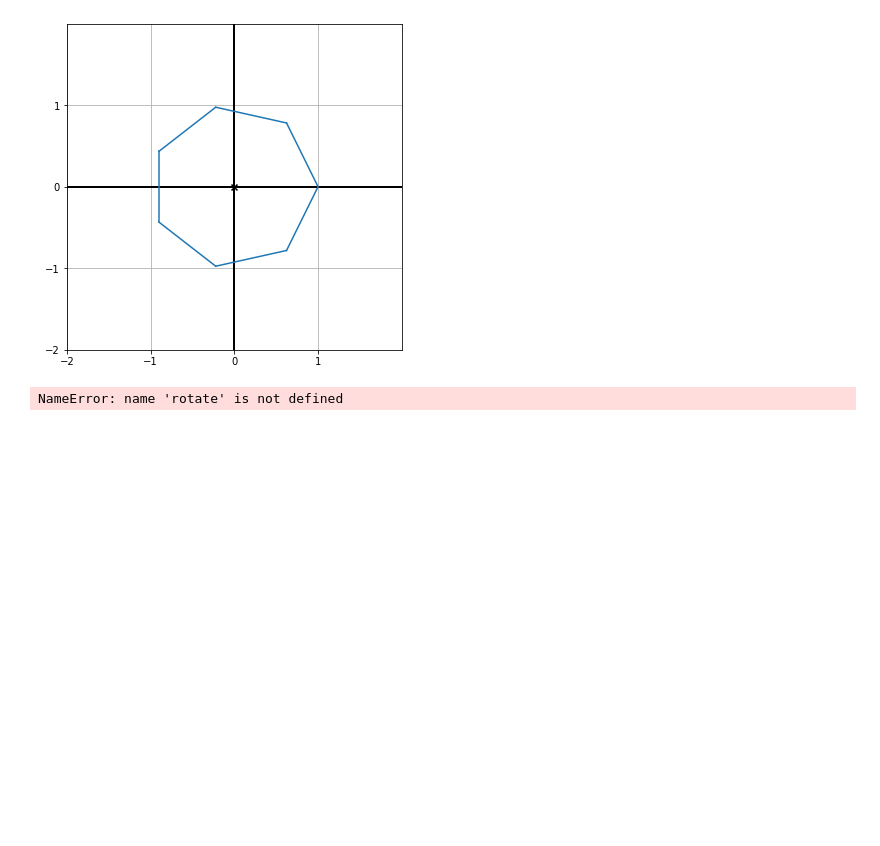
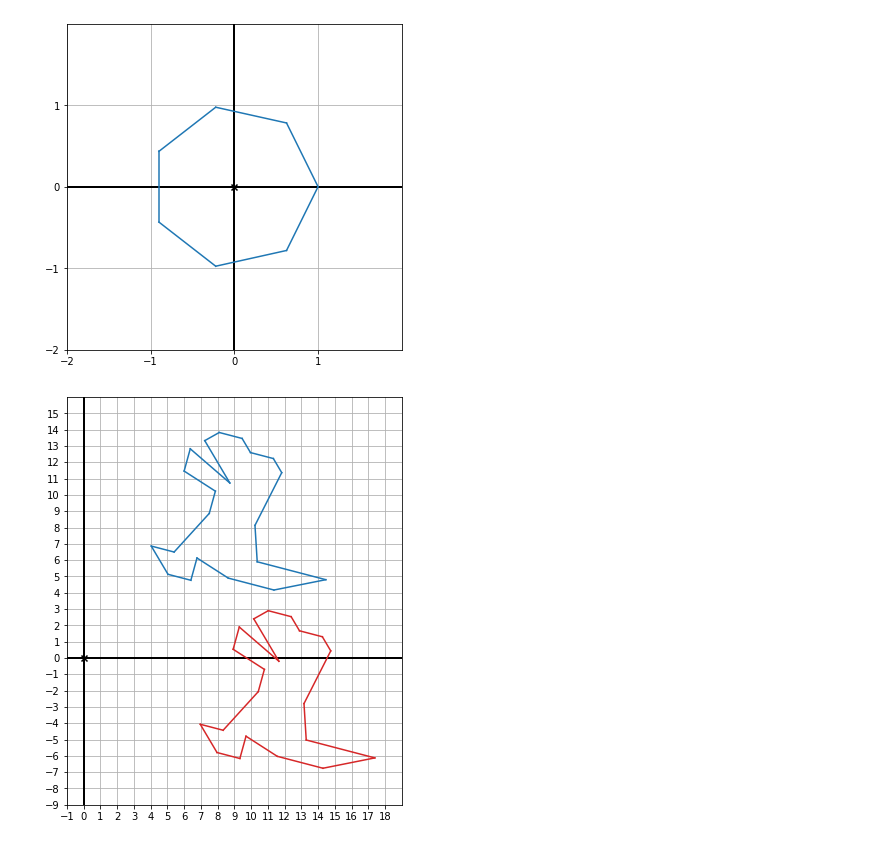
Before and after one commit to slaviqueue/math-for-programmers-exersices, a Jupyter notebook: chapters/chapter-2/notebook.ipynb, the cells around one changed output. Cells and saved outputs as stored; diff of their text form; code cells hidden in the pictures; blank space fills up the shorter version.

Commit message:
lib -> appendix

```diff
--- a/chapters/chapter-2/notebook.ipynb
+++ b/chapters/chapter-2/notebook.ipynb
@@ -643,27 +641,20 @@ draw(Polygon(*regular_polygon(7)))
 # %%
 # Exercise 2.44
 #
 # What is the result of first translating the dinosaur by the
 # vector (8, 8) and then rotating it by 5*pi/3? Is the result the same as rotating
 # and then translating?
 
 # Answer: No, the result will be different, because if we'll rotate it first,
 # translation will happen in a different direction.
 
-from lib.vector_drawing import *
-
-
-def rotate(angle, vectors):
-    polar_points = [to_polar(vector) for vector in vectors]
-    rotated = [(dist, angl + angle) for (dist, angl) in polar_points]
-    cartesians = [to_cartesian(polar) for polar in rotated]
-    return cartesians
+from appendix.vector_drawing import *
 
 first_dino = Polygon(*rotate(5*pi/3, translate((8, 8), dino_points)), color=red)
 second_dino = Polygon(*translate((8, 8), rotate(5*pi/3, dino_points)), color=blue)
 
 draw(
   first_dino,second_dino
 )
 # %% [output]
-NameError: name 'rotate' is not defined
+[figure, added]
```
Also changed, not shown: parts of 3 cells of this notebook, 14 other files.
